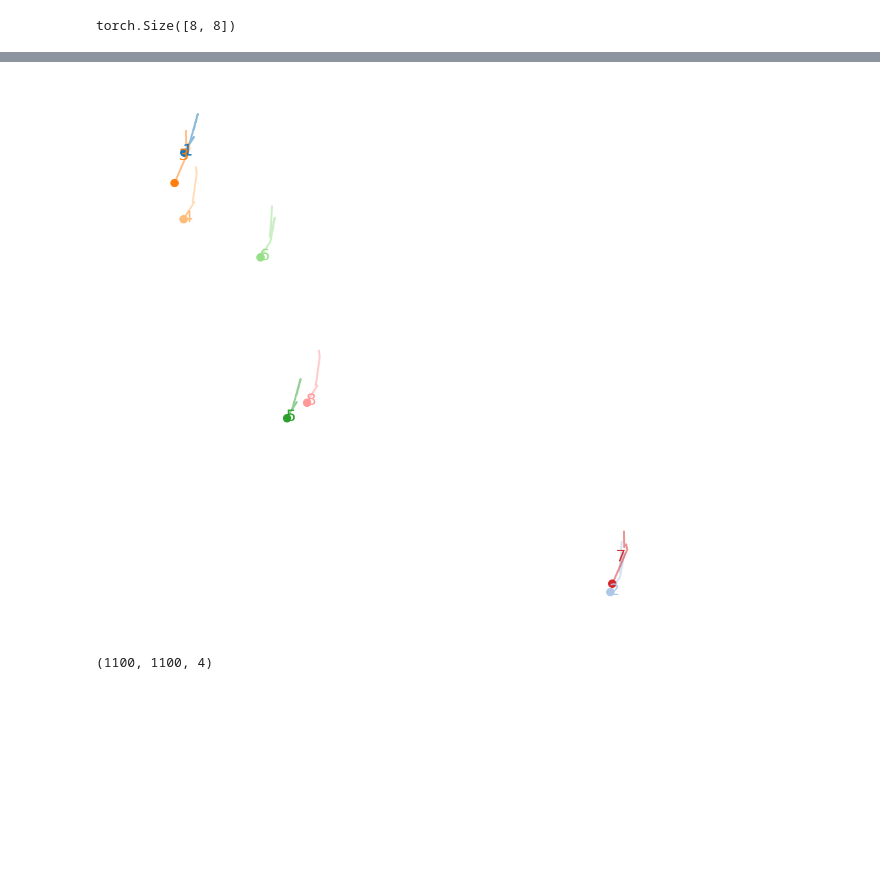
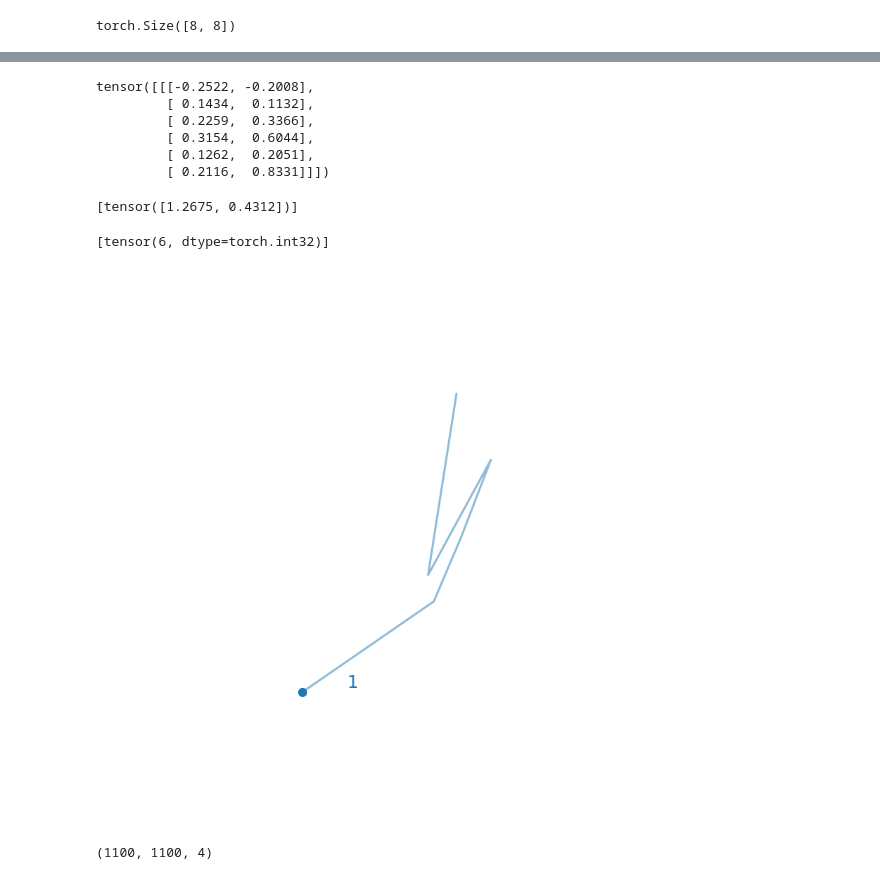
Before and after one commit to IAmigos/CoSE-pytorch, a Jupyter notebook: prueba_eval_and_drawing.ipynb, the cells around one changed output, grey strips where cells are left out. Drawn from its saved outputs; the diff is of its cells as text; code cells hidden in the pictures; blank space fills up the shorter version.

Commit message:
prueba eval mod

```diff
--- a/prueba_eval_and_drawing.ipynb
+++ b/prueba_eval_and_drawing.ipynb
@@ -134 +163,22 @@ pos_model_output_cpu = pos_model_output.cpu().detach()#.numpy()
+# %%
+drawing_i = drawing_out_cpu[i_diagram].unsqueeze(dim = 0)
+start_coor_i = [pos_model_output_cpu[i_diagram]]
+len_i  = [seq_len_out[i_diagram]]
+# %%
+drawing_i
+# %% [output]
+tensor([[[-0.2522, -0.2008],
+         [ 0.1434,  0.1132],
+         [ 0.2259,  0.3366],
+         [ 0.3154,  0.6044],
+         [ 0.1262,  0.2051],
+         [ 0.2116,  0.8331]]])
+# %%
+start_coor_i
+# %% [output]
+[tensor([1.2675, 0.4312])]
+# %%
+len_i
+# %% [output]
+[tensor(6, dtype=torch.int32)]
 # %%
@@ -137,10 +186,10 @@ pos_model_output_cpu = pos_model_output.cpu().detach()#.numpy()
 #     drawing_out_cpu = np.concatenate([drawing_out_cpu, torch.zeros(drawing_out_cpu.size(0), drawing_out_cpu.size(1), 1)], axis = -1)
 # drawing_out_cpu
 # %%
-np_fig,fig_out, _ = transform_strokes_to_image(drawing_out_cpu, seq_len_out, pos_model_output_cpu,
-                                    mean_channel, std_channel, drawing_out.shape[0], log_dir, 'noutput_pruebas', square_figure=True, alpha=0.5, highlight_start=True)
+np_fig,fig_out, _ = transform_strokes_to_image(drawing_i, len_i, start_coor_i,
+                                    mean_channel, std_channel, drawing_i.shape[0], log_dir, 'noutput_pruebas', square_figure=True, alpha=0.5, highlight_start=True)
 # %% [output]
-[figure, old version]
+[figure, new version]
 # %%
 np_fig.shape
 # %% [output]
```
Also changed, not shown: parts of 12 cells of this notebook, 3 other files.
